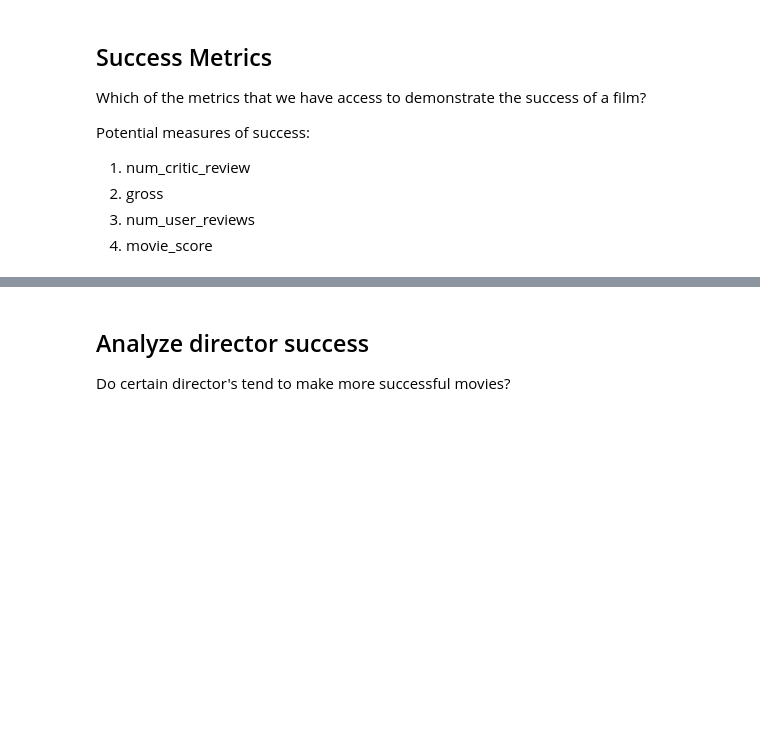
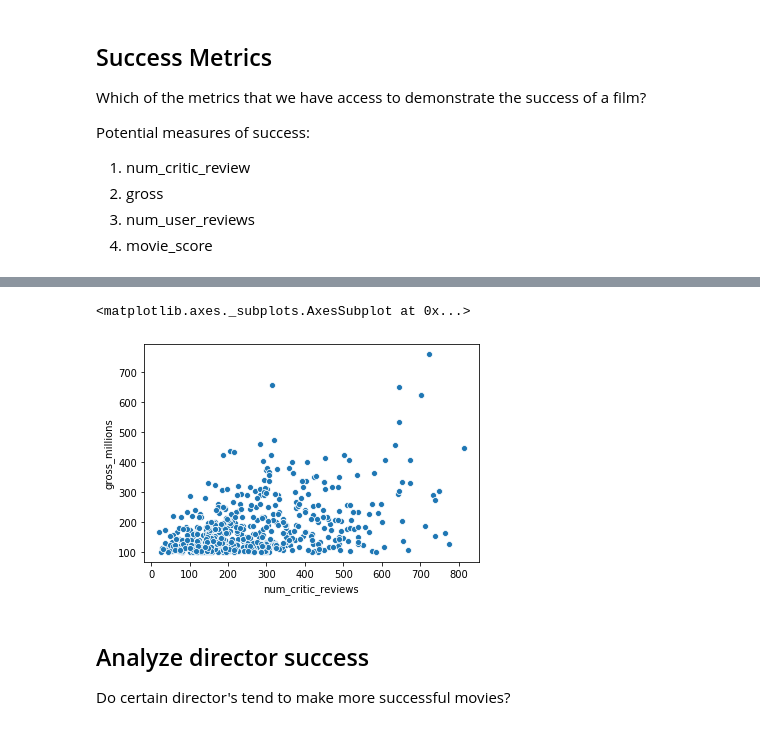
Before and after one commit to kristinkspanos/data_analysis_movie_studio, a Jupyter notebook: assignment_2_movie_data.ipynb, the cells around one changed output, grey strips where cells are left out. Saved outputs shown, nothing was run; the diff lists cells and outputs as text; code cells hidden in the pictures; blank space fills up the shorter version.

```diff
--- a/assignment_2_movie_data.ipynb
+++ b/assignment_2_movie_data.ipynb
@@ -48,3 +61,8 @@ Potential measures of success:
+# %%
+sns.scatterplot(data = movies_gross_filter,x ='num_critic_reviews',y='gross_millions')
+# %% [output]
+<matplotlib.axes._subplots.AxesSubplot at 0x...>
+[figure, added]
 # %% [markdown]
 ## Analyze director success
 
```
Also changed, not shown: parts of 15 cells of this notebook.
